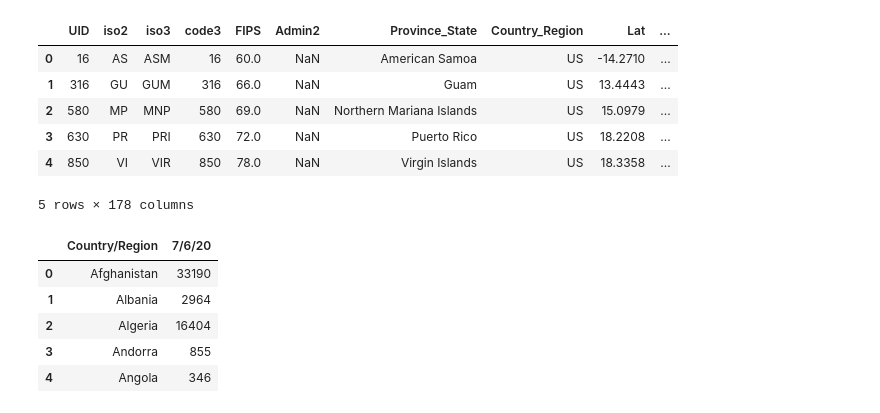
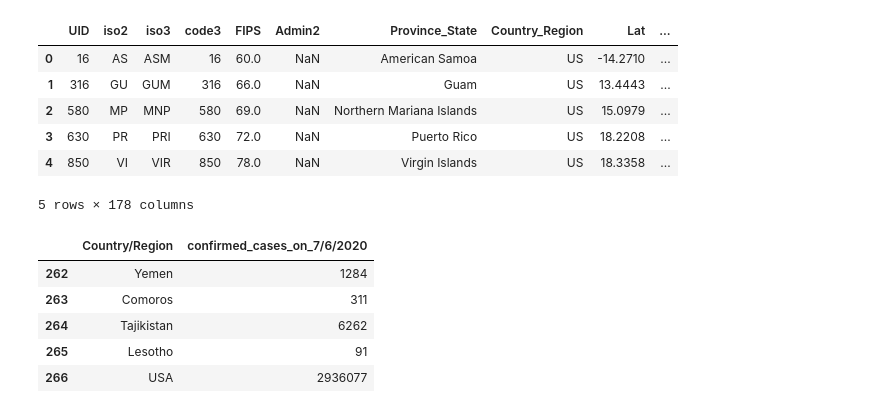
Before and after one commit to TrellixVulnTeam/covid-19_number_of_cases_prediction_L6LL, a Jupyter notebook: Predicting COVID-19 cases.ipynb, the cells around one changed output. Drawn from its saved outputs; the diff is of its cells as text; code cells hidden in the pictures.

```diff
--- a/Predicting COVID-19 cases.ipynb
+++ b/Predicting COVID-19 cases.ipynb
@@ -107,12 +118,14 @@ df_confirmed_us.head()
 | 4 | 850 | VI | VIR | 850 | 78.0 | NaN | Virgin Islands | US | 18.3358 | ... |
 5 rows × 178 columns
 # %%
+# create one df for numbers from US and rest of the world
 df_confirmed = df_confirmed_global.append({"Country/Region":"USA", "7/6/20": df_confirmed_us["7/6/20"].sum()}, ignore_index = True)
-df_confirmed.head()
+df_confirmed.rename(columns={"7/6/20": "confirmed_cases_on_7/6/2020"}, inplace=True)
+df_confirmed.tail()
 # %% [output]
-|  | Country/Region | 7/6/20 |
-| 0 | Afghanistan | 33190 |
-| 1 | Albania | 2964 |
-| 2 | Algeria | 16404 |
-| 3 | Andorra | 855 |
-| 4 | Angola | 346 |
+|  | Country/Region | confirmed_cases_on_7/6/2020 |
+| 262 | Yemen | 1284 |
+| 263 | Comoros | 311 |
+| 264 | Tajikistan | 6262 |
+| 265 | Lesotho | 91 |
+| 266 | USA | 2936077 |
```
Also changed, not shown: parts of 36 cells of this notebook.
